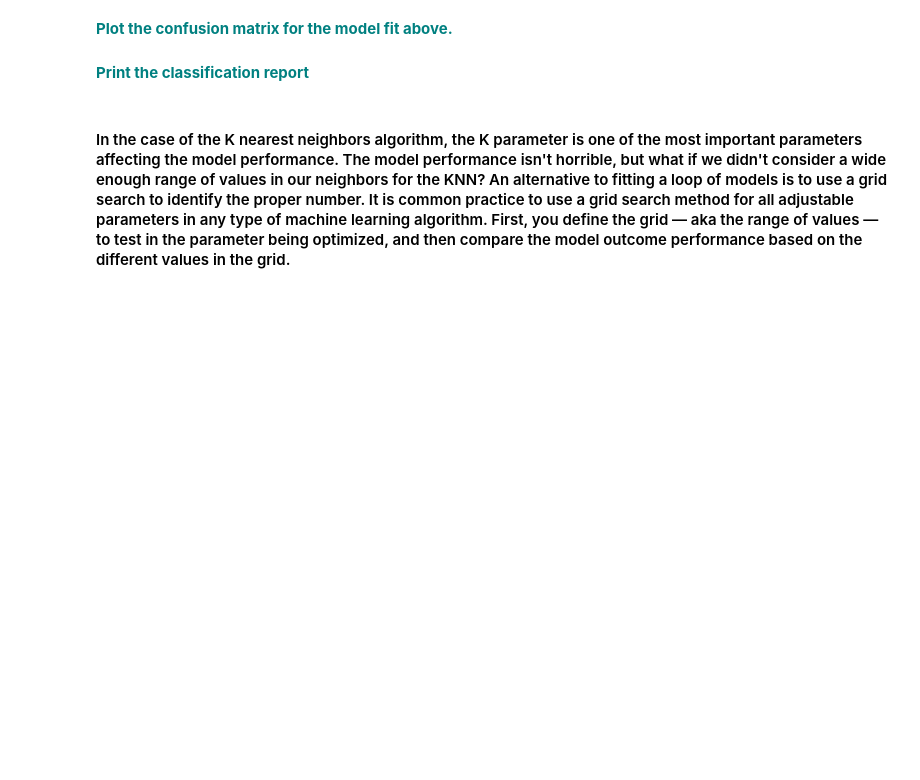
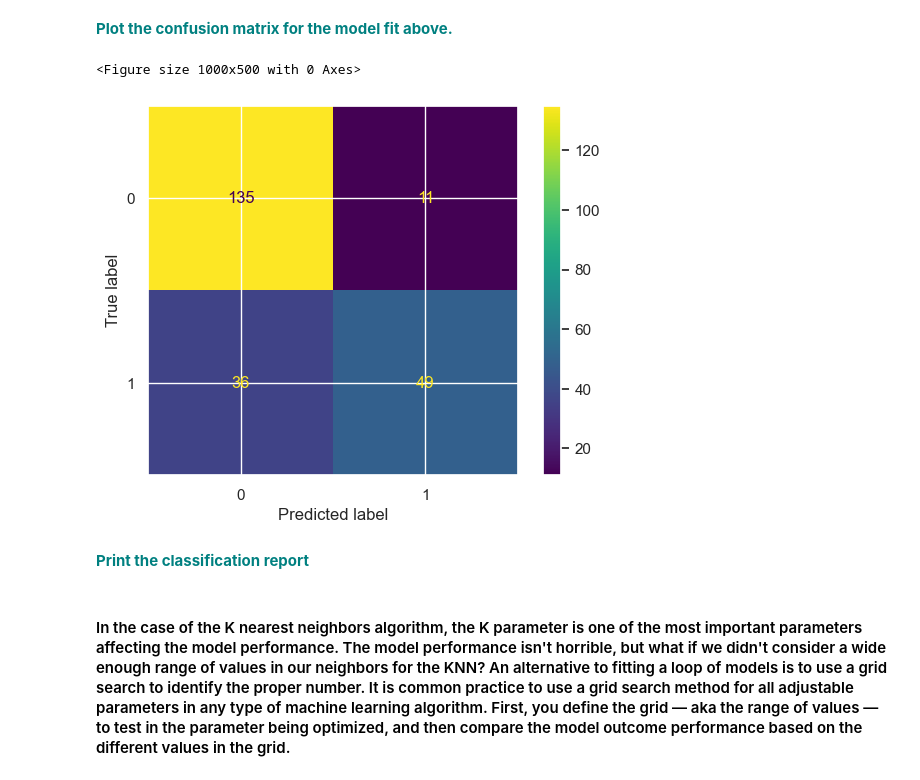
Before and after one commit to amoutafian/Grid_search_KNN, a Jupyter notebook: GridSearchKNN_Case_Study.ipynb, the cells around one changed output. Drawn from its saved outputs; the diff is of its cells as text; code cells hidden in the pictures; blank space fills up the shorter version.

```diff
--- a/GridSearchKNN_Case_Study.ipynb
+++ b/GridSearchKNN_Case_Study.ipynb
@@ -202,6 +208,19 @@ y_pred = knn.predict(X_test)
 pl = confusion_matrix(y_test,y_pred)
 # %% [markdown]
 **<font color='teal'> Plot the confusion matrix for the model fit above. </font>**
+# %%
+from sklearn.metrics import ConfusionMatrixDisplay
+
+plt.figure(figsize=(10,5))
+plt.clf()
+display_pl = ConfusionMatrixDisplay(confusion_matrix = pl
+                                    #, display_labels = ['', '']
+                                   )
+display_pl.plot()
+plt.show()
+# %% [output]
+<Figure size 1000x500 with 0 Axes>
+[figure, added]
 # %% [markdown]
 **<font color='teal'> Print the classification report </font>**
 # %% [markdown]
```
Also changed, not shown: parts of 2 cells of this notebook.
